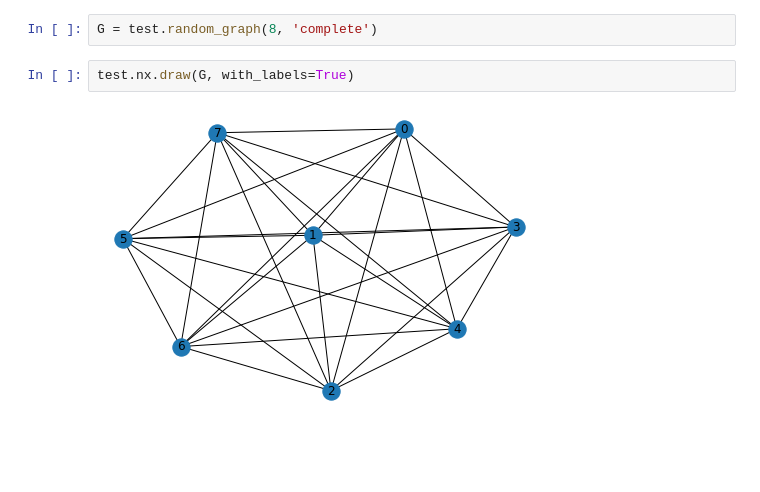
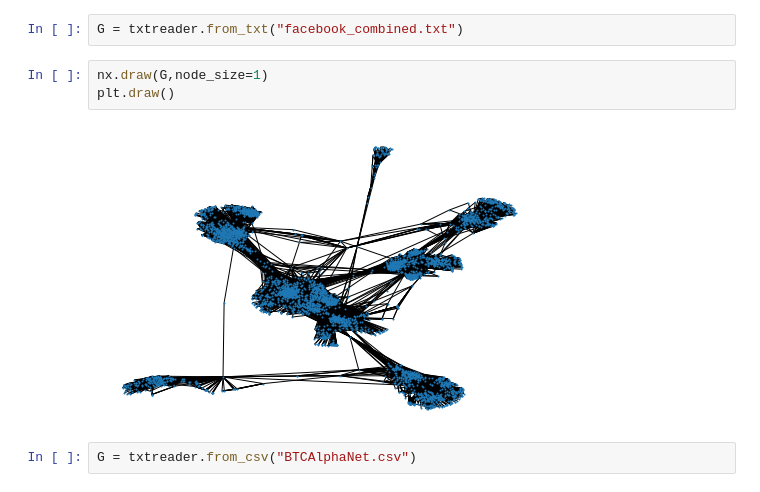
Before and after one commit to illbot/szakdolgozat, a Jupyter notebook: szakdolgozat/main.ipynb, the cells around one changed output. Drawn from its saved outputs; the diff is of its cells as text; blank space fills up the shorter version.

```diff
--- a/szakdolgozat/main.ipynb
+++ b/szakdolgozat/main.ipynb
@@ -95,6 +104,9 @@ importing Jupyter notebook from C:\Users\posor\OneDrive\Asztali gép\szakdolgoza
-# %%
-G = test.random_graph(8, 'complete')
-# %%
-test.nx.draw(G, with_labels=True)
-# %% [output]
-[figure, removed]
+# %%
+G = txtreader.from_txt("facebook_combined.txt")
+# %%
+nx.draw(G,node_size=1)
+plt.draw()
+# %% [output]
+[figure, added]
+# %%
+G = txtreader.from_csv("BTCAlphaNet.csv")
```
Also changed, not shown: parts of 4 cells of this notebook, 1 other file.
